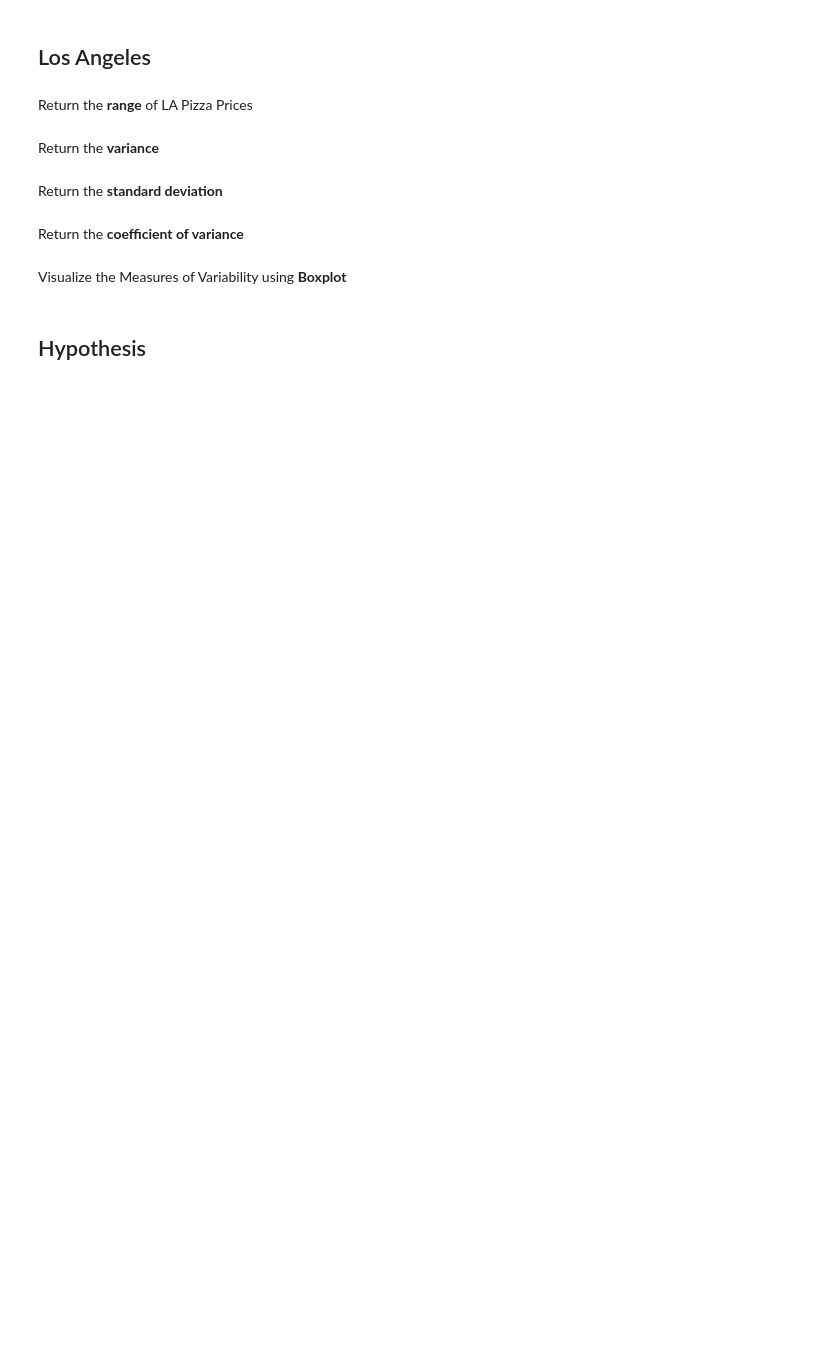
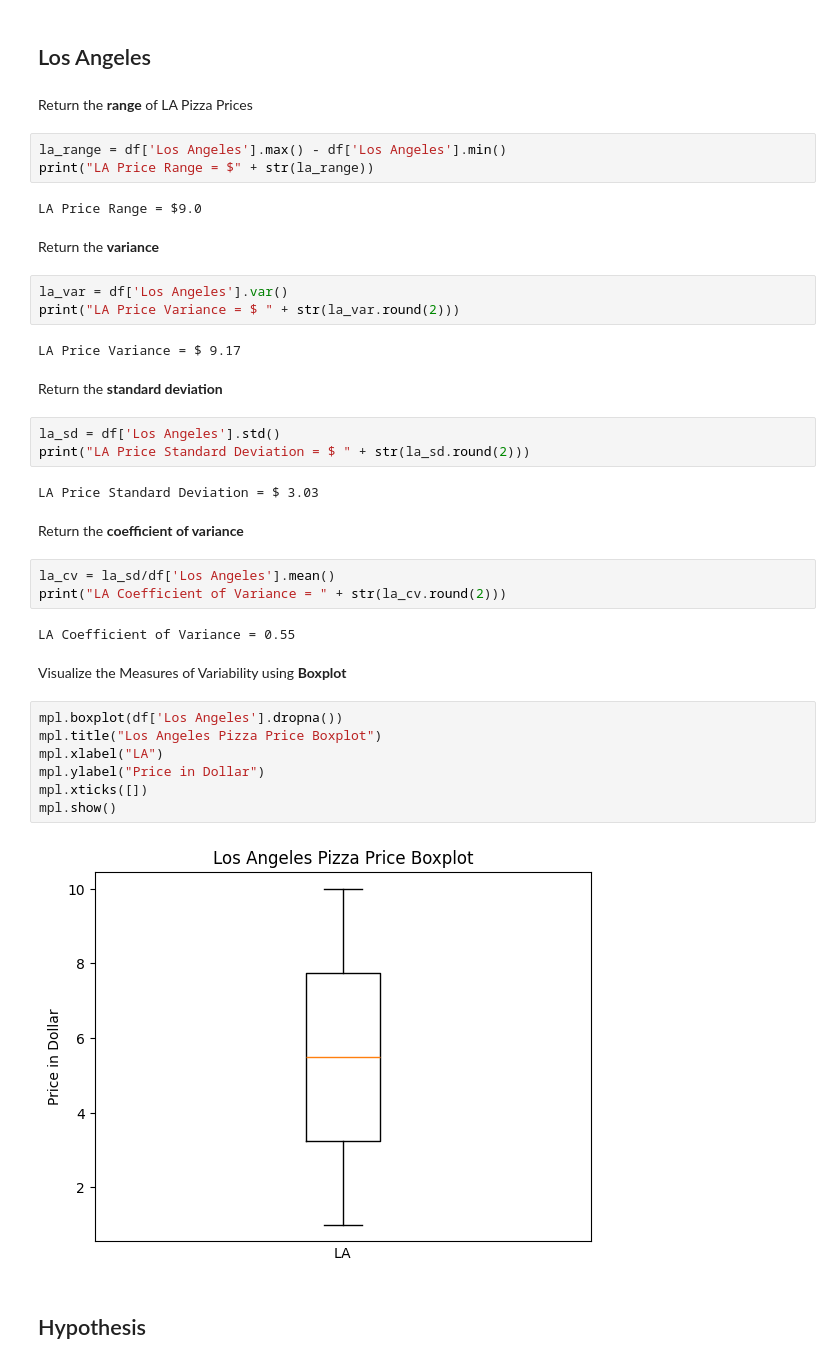
Before and after one commit to roob32/MATHEDA_CALVEZ, a Jupyter notebook: WK3/WK3-Measures-of-Variability.ipynb, the cells around one changed output. Cells and saved outputs as stored; diff of their text form; blank space fills up the shorter version.

```diff
--- a/WK3/WK3-Measures-of-Variability.ipynb
+++ b/WK3/WK3-Measures-of-Variability.ipynb
@@ -87,13 +101,42 @@ Vizualize the Measures of Variability using Boxplot
 ## Los Angeles
 # %% [markdown]
 Return the **range** of LA Pizza Prices
+# %%
+la_range = df['Los Angeles'].max() - df['Los Angeles'].min()
+print("LA Price Range = $" + str(la_range))
+# %% [output]
+LA Price Range = $9.0
 # %% [markdown]
 Return the **variance**
+# %%
+la_var = df['Los Angeles'].var()
+print("LA Price Variance = $ " + str(la_var.round(2)))
+# %% [output]
+LA Price Variance = $ 9.17
 # %% [markdown]
 Return the **standard deviation**
+# %%
+la_sd = df['Los Angeles'].std()
+print("LA Price Standard Deviation = $ " + str(la_sd.round(2)))
+# %% [output]
+LA Price Standard Deviation = $ 3.03
 # %% [markdown]
 Return the **coefficient of variance**
+# %%
+la_cv = la_sd/df['Los Angeles'].mean()
+print("LA Coefficient of Variance = " + str(la_cv.round(2)))
+# %% [output]
+LA Coefficient of Variance = 0.55
 # %% [markdown]
 Visualize the Measures of Variability using **Boxplot**
+# %%
+mpl.boxplot(df['Los Angeles'].dropna())
+mpl.title("Los Angeles Pizza Price Boxplot")
+mpl.xlabel("LA")
+mpl.ylabel("Price in Dollar")
+mpl.xticks([])
+mpl.show()
+# %% [output]
+[figure, added]
 # %% [markdown]
 ## Hypothesis
```
Also changed, not shown: parts of 5 cells of this notebook.
